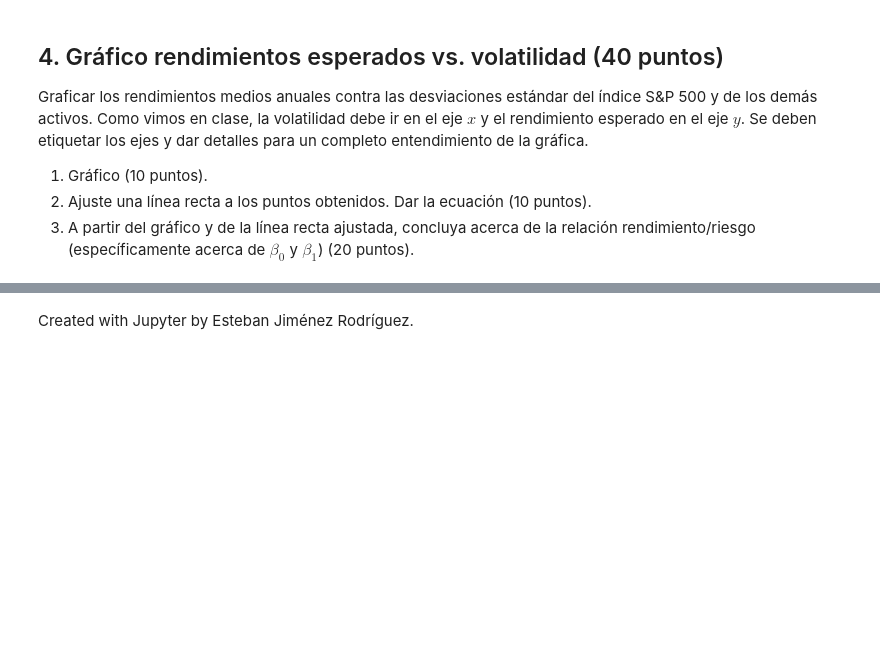
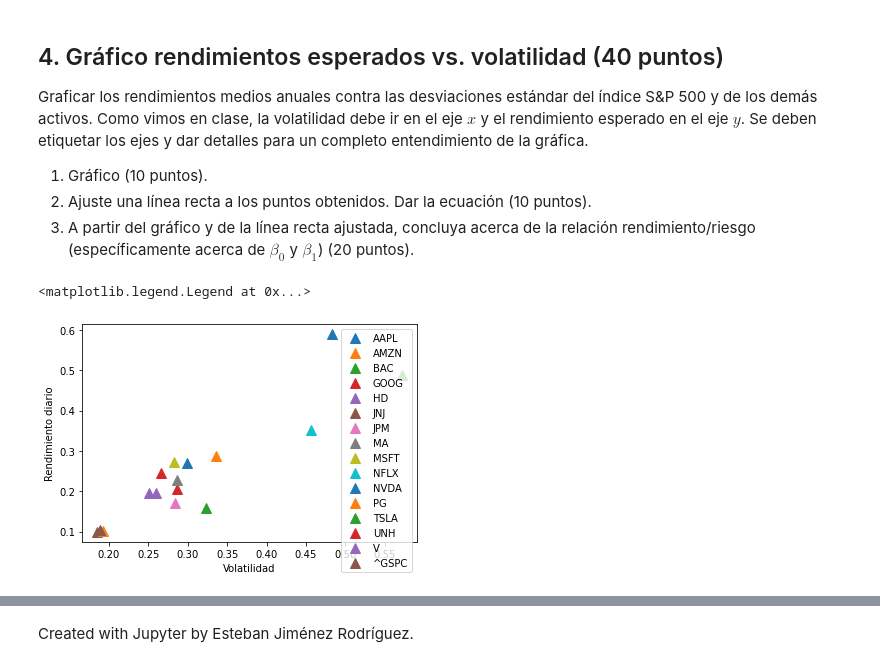
Before and after one commit to Eddiefans/Portafolios_de_inversion, a Jupyter notebook: Git propio/Modulo1/Tarea3_MidiendoRendimientoRiesgo.ipynb, the cells around one changed output, grey strips where cells are left out. Cells and saved outputs as stored; diff of their text form; code cells hidden in the pictures; blank space fills up the shorter version.

```diff
--- a/Git propio/Modulo1/Tarea3_MidiendoRendimientoRiesgo.ipynb
+++ b/Git propio/Modulo1/Tarea3_MidiendoRendimientoRiesgo.ipynb
@@ -37,0 +106,3 @@ Por favor, reportar los resultados en DataFrames tal y como lo vimos en clase.
+# %%
+annual_data = pd.DataFrame({"Rendimiento medio": ret.mean()*252, "Volatilidad": ret.std()*(252)**0.5}).T
+annual_data
@@ -43,3 +118,15 @@ Graficar los rendimientos medios anuales contra las desviaciones estándar del
 1. Gráfico (10 puntos).
 2. Ajuste una línea recta a los puntos obtenidos. Dar la ecuación (10 puntos).
 3. A partir del gráfico y de la línea recta ajustada, concluya acerca de la relación rendimiento/riesgo (específicamente acerca de $\beta_0$ y $\beta_1$) (20 puntos).
+# %%
+from matplotlib import pyplot as pt
+
+for i in range(len(annual_data.axes[1])):
+    pt.plot(annual_data.iloc[1, i], annual_data.iloc[0, i], "^", ms=10, label=annual_data.columns[i])
+
+pt.xlabel("Volatilidad")
+pt.ylabel("Rendimiento diario")
+pt.legend()
+# %% [output]
+<matplotlib.legend.Legend at 0x...>
+[figure, added]
```
Also changed, not shown: parts of 9 cells of this notebook, 2 other files.
